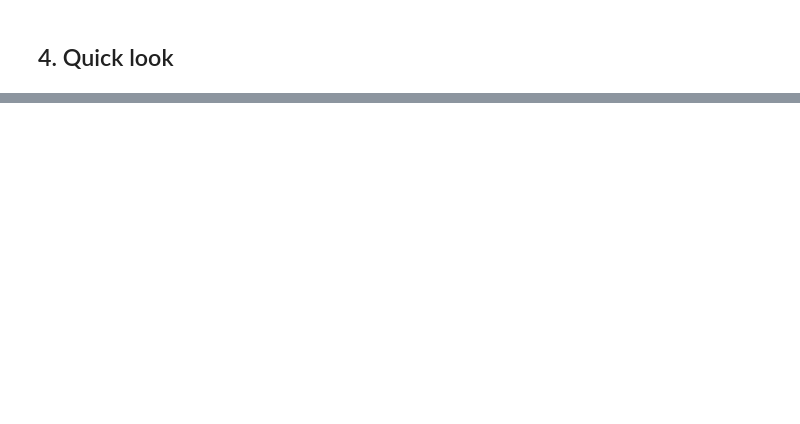
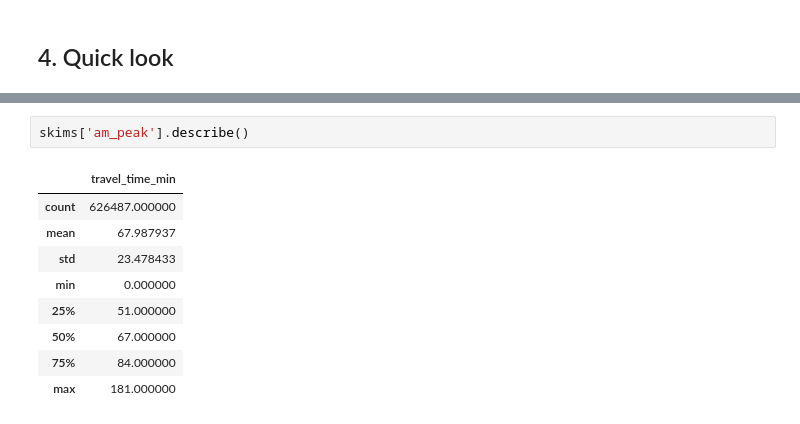
Before and after one commit to gregerhardt/rh_pricing, a Jupyter notebook: skims/Make Skims.ipynb, the cells around one changed output, grey strips where cells are left out. Drawn from its saved outputs; the diff is of its cells as text; blank space fills up the shorter version.

```diff
--- a/skims/Make Skims.ipynb
+++ b/skims/Make Skims.ipynb
@@ -122,0 +163,12 @@ am.head()
+# %%
+skims['am_peak'].describe()
+# %% [output]
+|  | travel_time_min |
+| count | 626487.000000 |
+| mean | 67.987937 |
+| std | 23.478433 |
+| min | 0.000000 |
+| 25% | 51.000000 |
+| 50% | 67.000000 |
+| 75% | 84.000000 |
+| max | 181.000000 |
```
Also changed, not shown: parts of 18 cells of this notebook, 1 other file.
